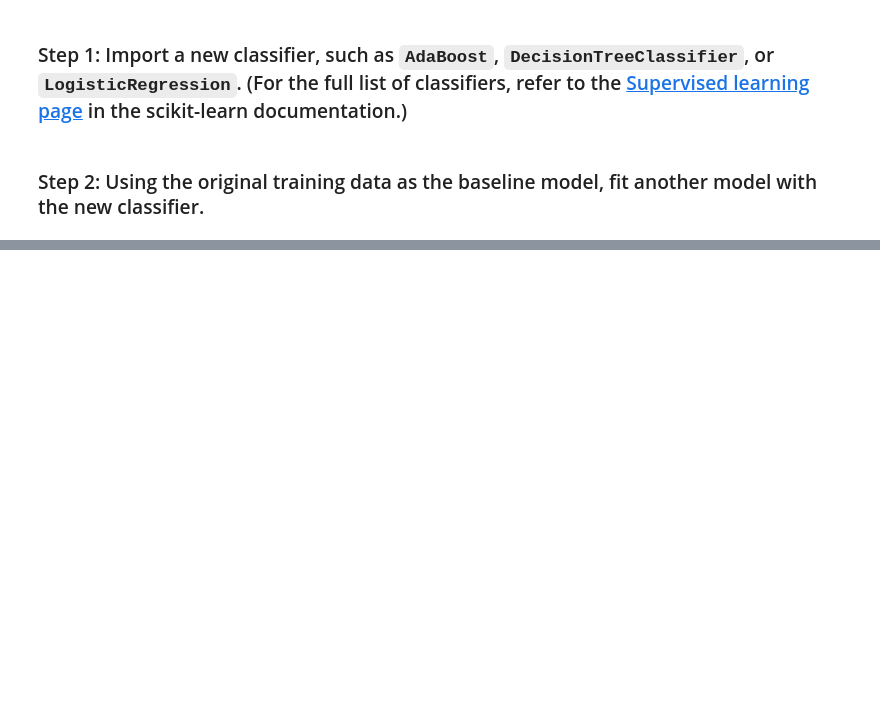
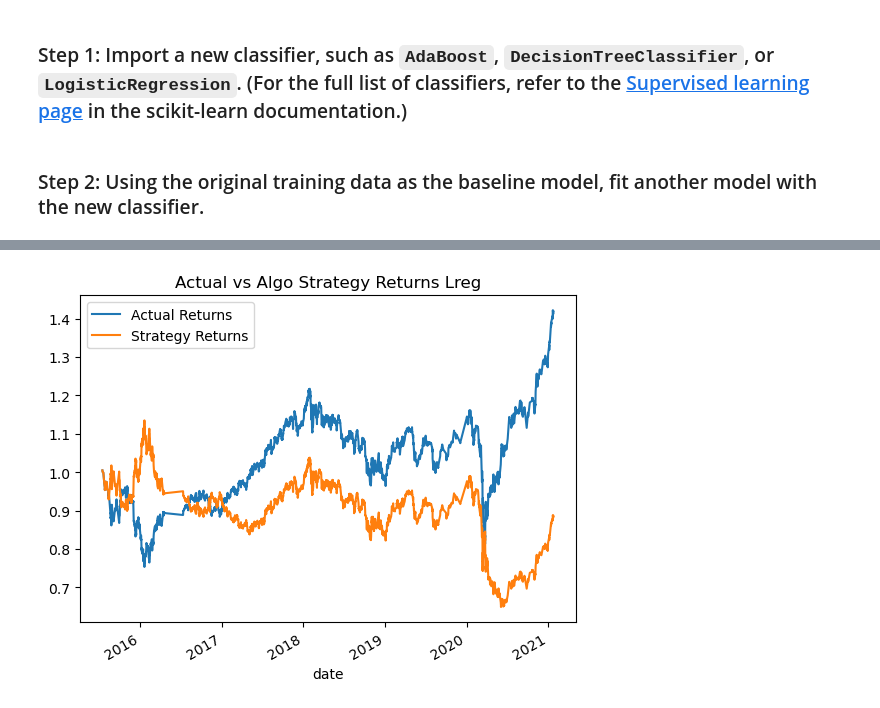
Before and after one commit to 12jasteiner/Module_14_Algo_Bot, a Jupyter notebook: machine_learning_trading_bot-checkpoint.ipynb, the cells around one changed output, grey strips where cells are left out. Cells and saved outputs as stored; diff of their text form; code cells hidden in the pictures; blank space fills up the shorter version.

Commit message:
logistic regression model created and model returns evaluated against actual returns and plotted. A log regression model was less predictive than the svm models. Readme updated.

```diff
--- a/machine_learning_trading_bot-checkpoint.ipynb
+++ b/machine_learning_trading_bot-checkpoint.ipynb
@@ -414,18 +414,18 @@ In this section, you’ll use the original parameters that the starter code prov
 ### Step 1:  Import a new classifier, such as `AdaBoost`, `DecisionTreeClassifier`, or `LogisticRegression`. (For the full list of classifiers, refer to the [Supervised learning page](https://scikit-learn.org/stable/supervised_learning.html) in the scikit-learn documentation.)
 # %%
 # Import a new classifier from SKLearn
-# YOUR CODE HERE
+from sklearn.linear_model import LogisticRegression
 
 # Initiate the model instance
-# YOUR CODE HERE
+model= LogisticRegression(random_state=1)
 # %% [markdown]
 ### Step 2: Using the original training data as the baseline model, fit another model with the new classifier.
 # %%
 # Fit the model using the training data
-model = # YOUR CODE HERE
+model = model.fit(X_train_scaled, y_train)
 
 # Use the testing dataset to generate the predictions for the new model
-pred = # YOUR CODE HERE
+pred = model.predict(X_test_scaled)
 
 # Review the model's predicted values
-# YOUR CODE HERE
+pred[:10]
@@ -447,16 +453,16 @@ Did this new model perform better or worse than your tuned trading algorithm?
 # Create a new empty predictions DataFrame.
 
 # Create a predictions DataFrame
-# YOUR CODE HERE
+logreg_pred_df= pd.DataFrame(index=X_test.index)
 
-# Add the SVM model predictions to the DataFrame
-# YOUR CODE HERE
+# Add the lreg model predictions to the DataFrame
+logreg_pred_df['SVM_Predictions']= pred
 
 # Add the actual returns to the DataFrame
-# YOUR CODE HERE
+logreg_pred_df['Actual Returns']=predictions_df['Actual Returns']
 
 # Add the strategy returns to the DataFrame
-# YOUR CODE HERE
+logreg_pred_df['Strategy Returns']=(predictions_df['Actual Returns']*pred)
 
 # Review the DataFrame
-# YOUR CODE HERE
+logreg_pred_df.head()
@@ -465,0 +477,5 @@ Did this new model perform better or worse than your tuned trading algorithm?
+# %%
+# Plot the actual returns versus the strategy returns
+plt_2=(1+logreg_pred_df[['Actual Returns', 'Strategy Returns']]).cumprod().plot(title="Actual vs Algo Strategy Returns Lreg").get_figure().savefig('Actual_vs_algo_returns_lreg.png', bbox_inches='tight')
+# %% [output]
+[figure, added]
```
Also changed, not shown: parts of 5 cells of this notebook, 2 other files.
